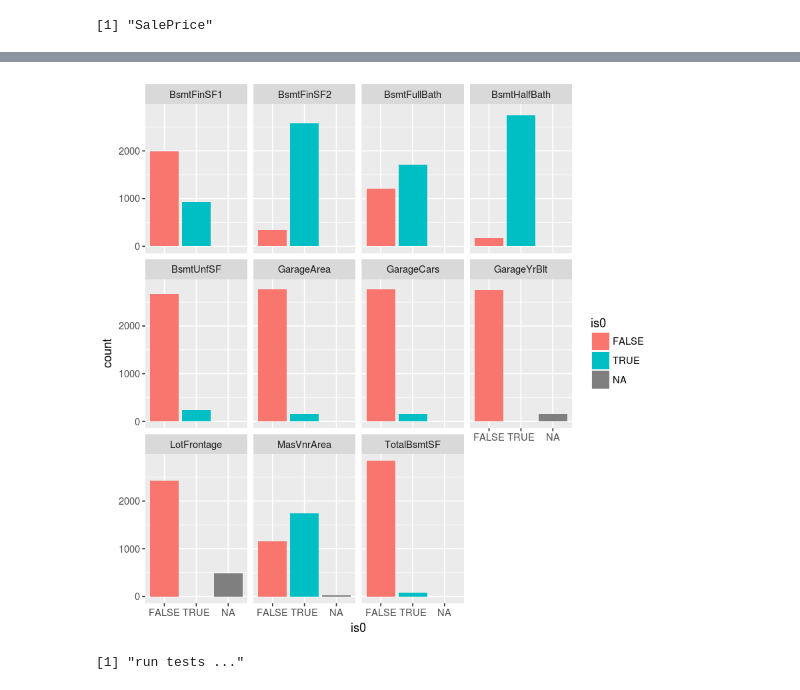
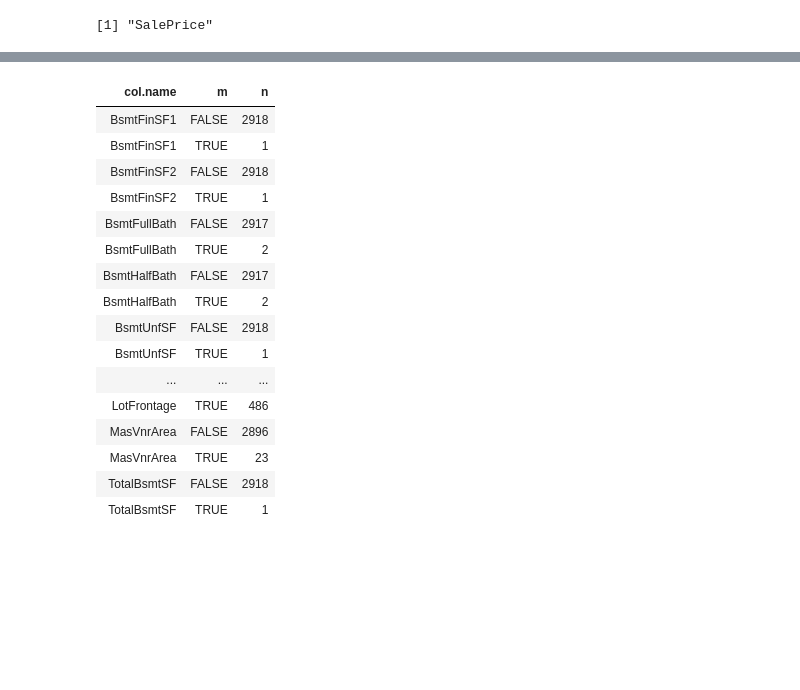
Before and after one commit to MatrixNorm/kaggle, a Jupyter notebook: house-prices/R/notebooks/fix_missing_values.ipynb, the cells around one changed output, grey strips where cells are left out. Cells and saved outputs as stored; diff of their text form; code cells hidden in the pictures; blank space fills up the shorter version.

```diff
--- a/house-prices/R/notebooks/fix_missing_values.ipynb
+++ b/house-prices/R/notebooks/fix_missing_values.ipynb
@@ -99,21 +102,0 @@ $Utilities
-# %%
-df.combined %>% select(-SalePrice) %>% select_if(is.numeric) %>%
-purrr::keep(function (col) { sum(is.na(col)) > 0 }) %>%
-select(order(colnames(.))) -> df.combined.numeric.na
-
-df.combined.numeric.na %>%
-gather(attr.name, attr.val) %>%
-mutate(is0 = ifelse(attr.val == 0, T, F)) %>%
-ggplot() +
-geom_bar(aes(is0, fill=is0)) +
-facet_wrap(~attr.name)
-# %% [output]
-[figure, removed]
-# %%
-kaggle.house$na$test_na_fixers(df.combined)
-
-df.combined.fixed <- kaggle.house$na$fixAll(df.combined)
-df.training.fixed <- df.combined %>% filter(dataSource == "train")
-df.testing.fixed <- df.combined %>% filter(dataSource == "test")
-# %% [output]
-[1] "run tests ..."
@@ -121,0 +103,25 @@ df.testing.fixed <- df.combined %>% filter(dataSource == "test")
+# %%
+df.combined.na.for.fix %>%
+select_if(is.numeric) %>%
+gather(col.name, col.value) %>%
+mutate(m = is.na(col.value)) %>%
+group_by(col.name, m) %>%
+count
+# %% [output]
+| col.name | m | n |
+| BsmtFinSF1 | FALSE | 2918 |
+| BsmtFinSF1 | TRUE | 1 |
+| BsmtFinSF2 | FALSE | 2918 |
+| BsmtFinSF2 | TRUE | 1 |
+| BsmtFullBath | FALSE | 2917 |
+| BsmtFullBath | TRUE | 2 |
+| BsmtHalfBath | FALSE | 2917 |
+| BsmtHalfBath | TRUE | 2 |
+| BsmtUnfSF | FALSE | 2918 |
+| BsmtUnfSF | TRUE | 1 |
+| ... | ... | ... |
+| LotFrontage | TRUE | 486 |
+| MasVnrArea | FALSE | 2896 |
+| MasVnrArea | TRUE | 23 |
+| TotalBsmtSF | FALSE | 2918 |
+| TotalBsmtSF | TRUE | 1 |
```
Also changed, not shown: parts of 7 cells of this notebook, 1 other file.
